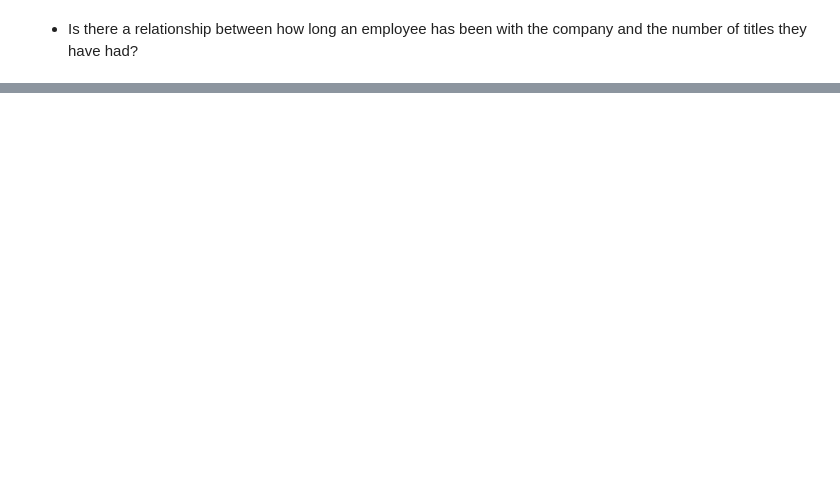
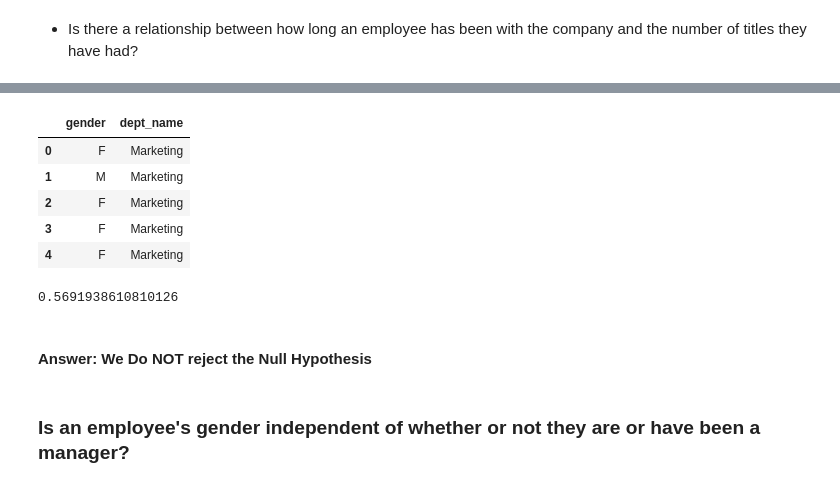
Before and after one commit to jeneyring/Stats, a Jupyter notebook: hypothesis_testing.ipynb, the cells around one changed output, grey strips where cells are left out. Drawn from its saved outputs; the diff is of its cells as text; code cells hidden in the pictures; blank space fills up the shorter version.

```diff
--- a/hypothesis_testing.ipynb
+++ b/hypothesis_testing.ipynb
@@ -418,0 +421,35 @@ df_jobs
+# %%
+sql_query = '''
+SELECT
+employees.gender,
+departments.dept_name
+FROM employees
+JOIN
+dept_emp ON employees.emp_no = dept_emp.emp_no
+JOIN
+departments ON dept_emp.dept_no = departments.dept_no
+WHERE departments.dept_name IN ('Sales','Marketing')
+AND dept_emp.to_date > NOW();
+'''
+# %%
+url = f'mysql+pymysql://{env.user}:{env.password}@{env.host}/employees'
+# %%
+df = pd.read_sql(sql_query, url)
+df.head()
+# %% [output]
+|  | gender | dept_name |
+| 0 | F | Marketing |
+| 1 | M | Marketing |
+| 2 | F | Marketing |
+| 3 | F | Marketing |
+| 4 | F | Marketing |
+# %%
+observed = pd.crosstab(df.gender, df.dept_name)
+chi2, p, defg, expected = stats.chi2_contingency(observed)
+p
+# %% [output]
+0.5691938610810126
+# %% [markdown]
+#### Answer: We Do NOT reject the Null Hypothesis
+# %% [markdown]
+### Is an employee's gender independent of whether or not they are or have been a manager?
```
Also changed, not shown: parts of 43 cells of this notebook.
